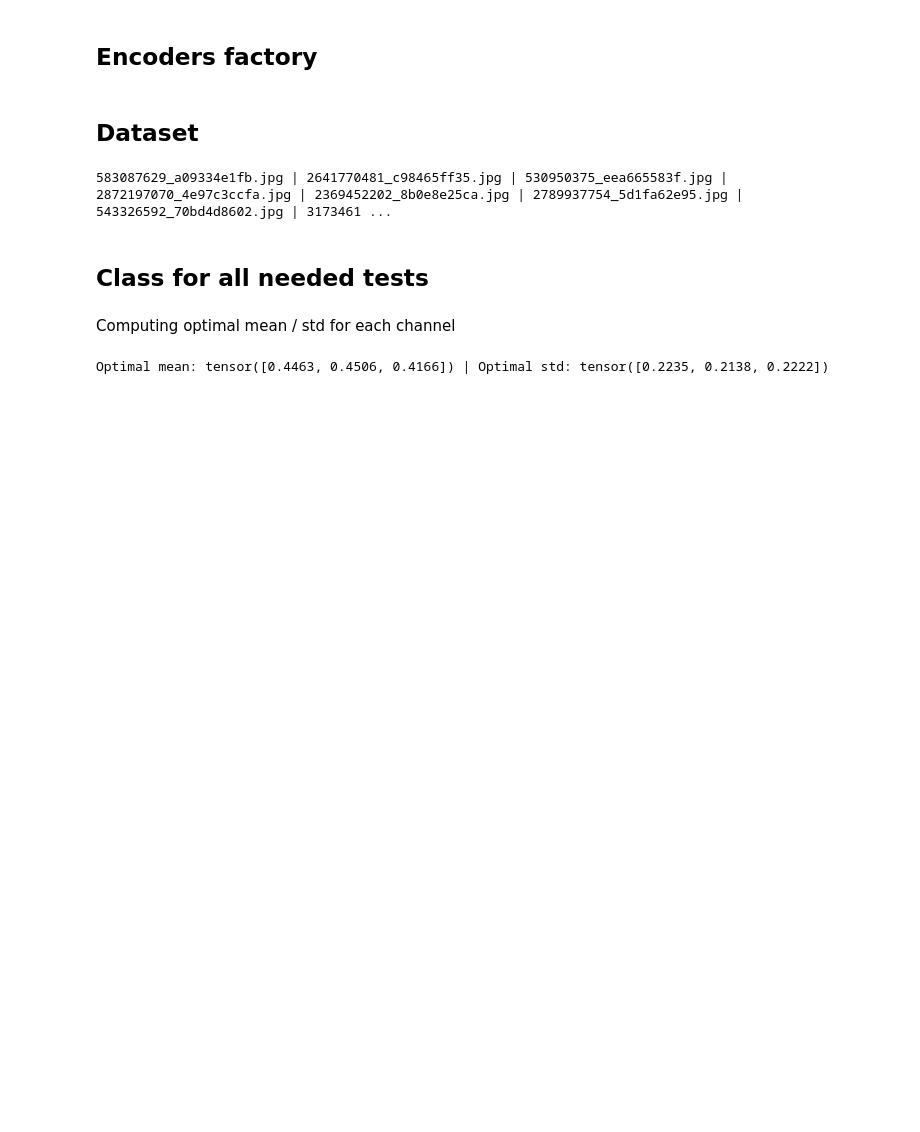
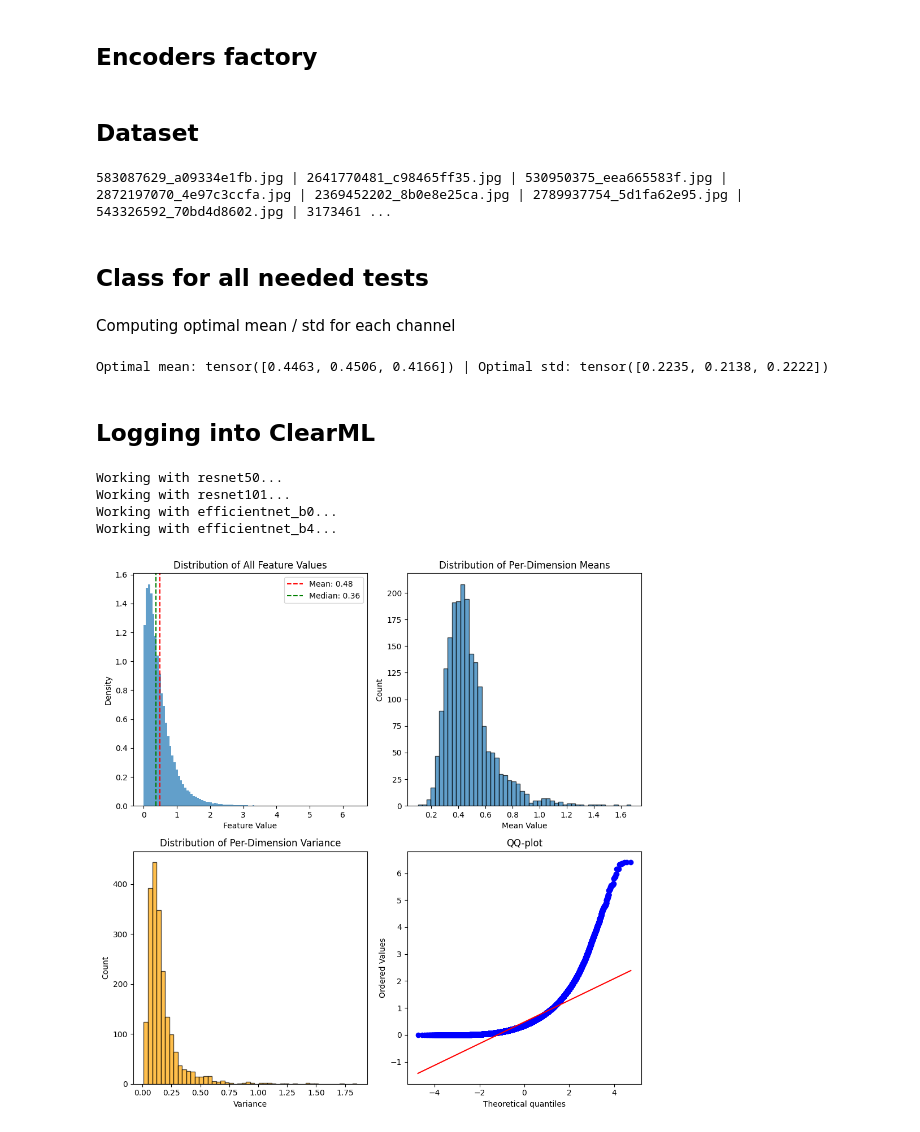
Before and after one commit to haritonn/caption_gen, a Jupyter notebook: experiments/encoder_selection.ipynb, the cells around one changed output. Saved outputs shown, nothing was run; the diff lists cells and outputs as text; code cells hidden in the pictures; blank space fills up the shorter version.

Commit message:
feat: encoder_selection.ipynb ready

```diff
--- a/experiments/encoder_selection.ipynb
+++ b/experiments/encoder_selection.ipynb
@@ -218,6 +219,8 @@ class ComparisonTests:
                 if idx >= n_batches:
                     break
 
+                images = images.to(device)
+
                 start = time.time()
                 _ = model(images)
                 torch.cuda.synchronize()
@@ -225,8 +228,8 @@ class ComparisonTests:
 
                 times.append(end - start)
 
-        sum_time = sum(time)
-        mean_time = np.mean(time)
+        sum_time = sum(times)
+        mean_time = np.mean(times)
         batch_shape = images.shape[0]
 
         return {
@@ -319,8 +322,13 @@ class ComparisonTests:
         return stats, features, fig
 
     @classmethod
-    def comparion_tests(cls, model, test_loader, device='cuda', return_trainable=True, n_batches=10):
-        pass
+    def comparison_tests(cls, model, test_loader, device='cuda', return_trainable=True, n_batches=10):
+        params_dict = cls.num_parameters(model, return_trainable)
+        inference_dict = cls.model_inference_time(model, test_loader, device, n_batches)
+        memory_dict = cls.model_memory_usage(model, device)
+        stats_dict, features, fig = cls.compute_main_statistics(model, test_loader, device, n_batches)
+
+        return params_dict, inference_dict, memory_dict, stats_dict, features, fig
 # %% [markdown]
 Computing optimal mean / std for each channel
 # %%
@@ -370,8 +378,57 @@ total_size = cfg['dataset']['train_size'] + cfg['dataset']['test_size']
 transform = v2.Compose([
     v2.Resize((224, 224)),
     v2.RandomHorizontalFlip(p=0.5),
-    v2.ToDtype(torch.float32, scale=True),
+    v2.ToTensor(),
     v2.Normalize(mean=optimal_mean, std=optimal_std)
 ])
-
-dataset = FlickrDataset(dataset_size=total_size, data_path=cfg['dataset']['path'], transform=transform)
+# %% [markdown]
+## Logging into ClearML
+# %%
+device = cfg['evaluation']['device']
+batch_size = cfg['evaluation']['batch_size']
+return_trainable = True
+n_batches = 10
+
+
+dataset = FlickrDataset(dataset_size=total_size, data_path=cfg['dataset']['path'], transform=transform)
+test_loader = DataLoader(dataset, batch_size=batch_size, shuffle=False, collate_fn=collate_fn)
+
+for idx, model_name in enumerate(cfg['encoders']):
+    print(f'Working with {model_name}...')
+    model = EncoderFactory.create_encoder(model_name)
+    params_dict, inference_dict, memory_dict, stats_dict, features, fig = ComparisonTests.comparison_tests(
+        model, test_loader, device, return_trainable, n_batches
+    )
+
+    all_dicts = [
+        (params_dict, 'Parameters', 'amount'),
+        (inference_dict, 'Inference time', 'ms'),
+        (memory_dict, 'Memory usage', 'mb'),
+        (stats_dict, 'Main statistics', 'value')
+    ]
+    # report everything
+    for d in all_dicts:
+        for key in d[0].keys():
+            logger.report_single_value(name=f'{model_name}/{key}', value=d[0][key])
+
+        # also report as table for more readability in UI
+        d_series = pd.Series(d[0])
+        d_frame = d_series.to_frame(d[2])
+
+        logger.report_table(
+            title=f'{model_name}/comparison',
+            series=d[1],
+            table_plot=d_frame
+        )
+
+    logger.report_matplotlib_figure(
+        title=f'{model_name}/features_distribution_details',
+        series='distribution',
+        figure=fig
+    )
+# %% [output]
+Working with resnet50...
+Working with resnet101...
+Working with efficientnet_b0...
+Working with efficientnet_b4...
+[figure, added]
```
Also changed, not shown: parts of 3 cells of this notebook, 1 other file.
